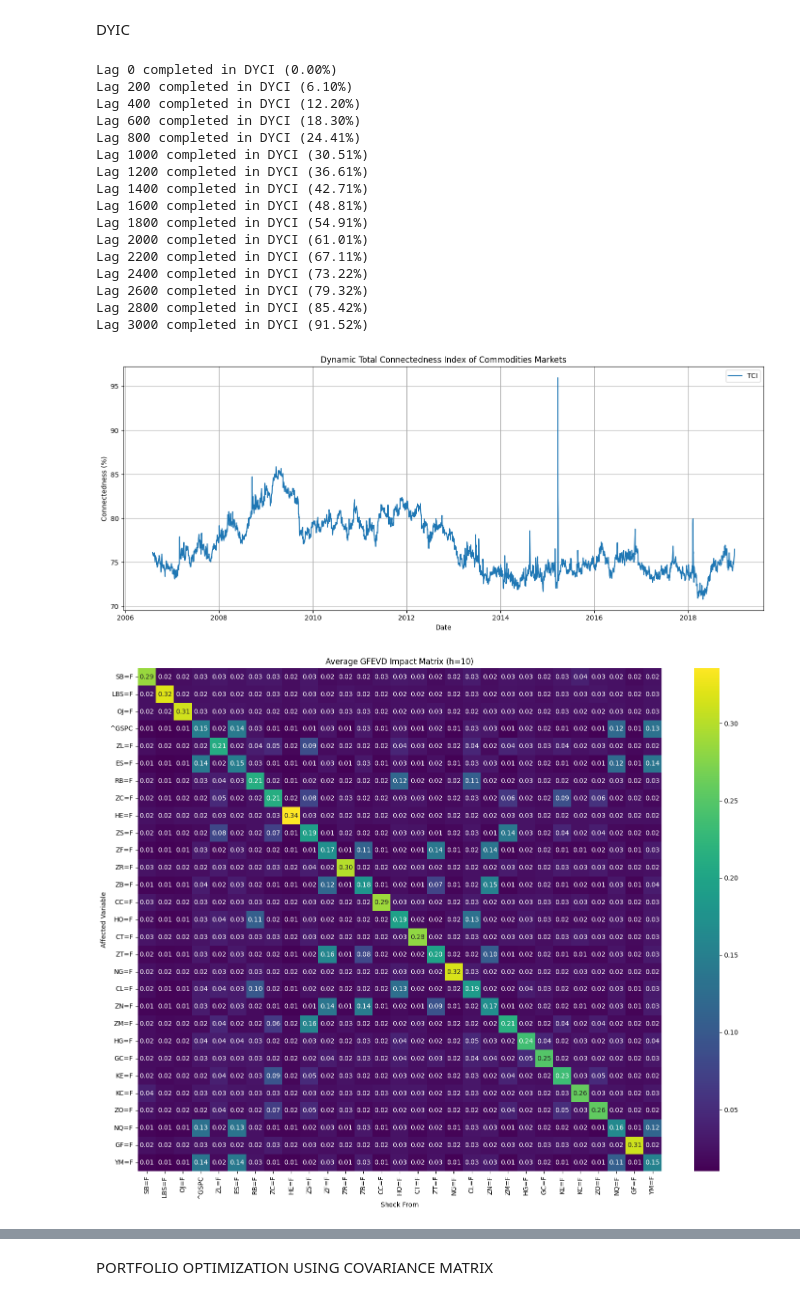
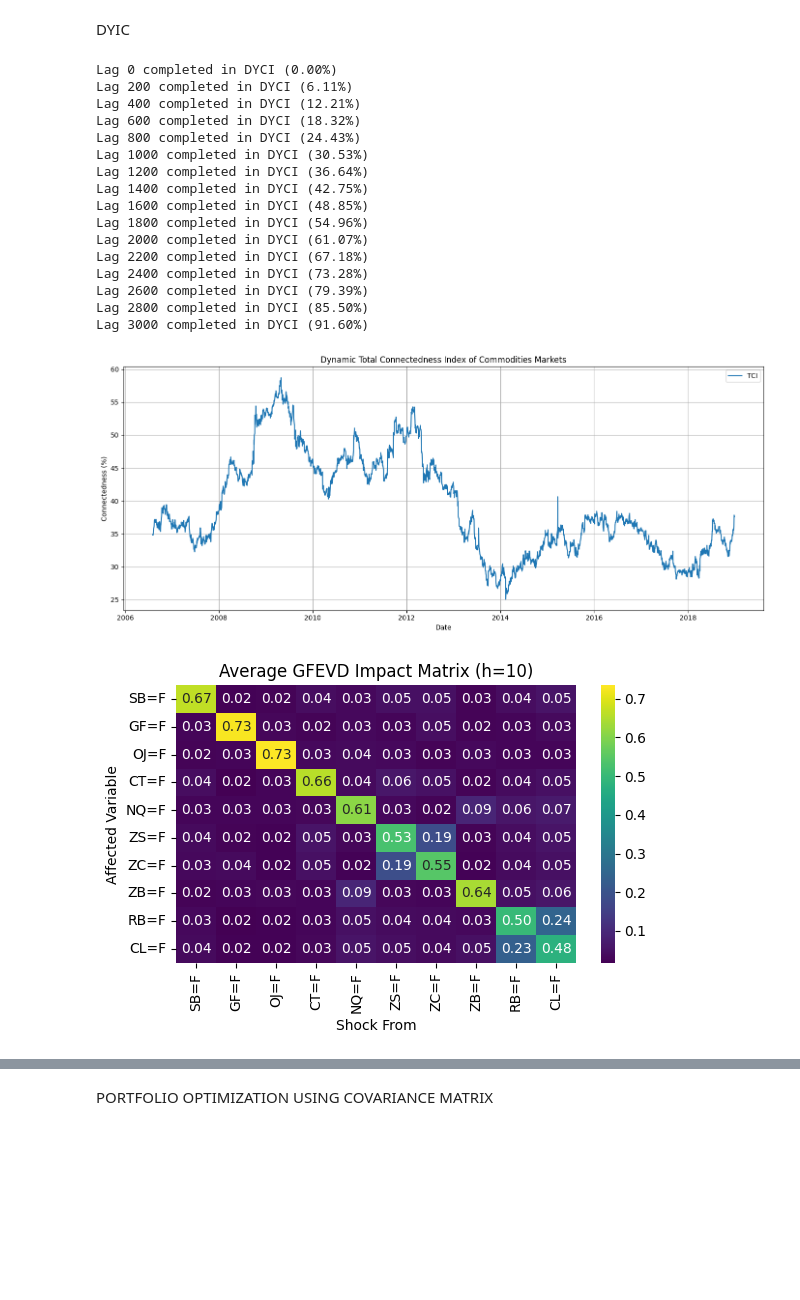
Before and after one commit to Etienne-larchet/ConnectednessPortfolio, a Jupyter notebook: code.ipynb, the cells around one changed output, grey strips where cells are left out. Drawn from its saved outputs; the diff is of its cells as text; code cells hidden in the pictures; blank space fills up the shorter version.

Commit message:
fixing minor issue and adding DYCI crisis-focused ptf

```diff
--- a/code.ipynb
+++ b/code.ipynb
@@ -20,7 +20,8 @@ def plot_histo(df: pd.DataFrame | pd.Series, title: str, ylabel: str, xlabel: st
     plt.show()
 
 def plot_heatmap(df: pd.DataFrame, title: str, ylabel: str, xlabel: str):
-    plt.figure(figsize=(15, 12))
+    size = int(len(df) * 2/3)
+    plt.figure(figsize=(size, size-2))
     sns.heatmap(
         df,
         annot=True,
@@ -41,7 +45,8 @@ import yfinance as yf
 # %%
 # Download params
-START_DATE = "2006-01-01"
-END_DATE = "2018-12-31"
+START_DATE_OBS = "2006-01-01"
+END_DATE_OBS = "2018-12-31"
+END_DATE_BACKTESTING = "2024-12-31"
 TICKERS = [
     "ZT=F",
     "ZS=F",
@@ -81,3 +86,8 @@ TICKERS = [
     # "BZ=F", # No data available in 2006
     # "B0=F", # not found
 ] # List of all commodities availables on YahooFinance the 04/06/2025
+
+# Download financial data
+NB_TICKERS = 10
+tickers = random.sample(TICKERS, NB_TICKERS)
+df = yf.download(tickers, start=START_DATE_OBS, end=END_DATE_BACKTESTING, group_by="tickers", auto_adjust=True)
@@ -84,3 +95,0 @@ TICKERS = [
-# %%
-# Download financial data
-df = yf.download(TICKERS, start=START_DATE, end=END_DATE, group_by="tickers", auto_adjust=True)
@@ -234,30 +241,34 @@ MAX_LAG = 3
 warnings.filterwarnings("ignore", category=ValueWarning)
 
 returns = np.log(close / close.shift()).dropna()
-tci_series, gfevd_matrices = get_dyci(returns, ROLLING_WINDOW, FORECAST_HORIZON, MAX_LAG)
+
+close_obs = close.loc[:END_DATE_OBS]
+returns_obs = returns.loc[:END_DATE_OBS]
+
+tci_series, gfevd_matrices = get_dyci(returns_obs, ROLLING_WINDOW, FORECAST_HORIZON, MAX_LAG)
 # %% [output]
 Lag 0 completed in DYCI (0.00%)
-Lag 200 completed in DYCI (6.10%)
-Lag 400 completed in DYCI (12.20%)
-Lag 600 completed in DYCI (18.30%)
-Lag 800 completed in DYCI (24.41%)
-Lag 1000 completed in DYCI (30.51%)
-Lag 1200 completed in DYCI (36.61%)
-Lag 1400 completed in DYCI (42.71%)
-Lag 1600 completed in DYCI (48.81%)
-Lag 1800 completed in DYCI (54.91%)
-Lag 2000 completed in DYCI (61.01%)
-Lag 2200 completed in DYCI (67.11%)
-Lag 2400 completed in DYCI (73.22%)
-Lag 2600 completed in DYCI (79.32%)
-Lag 2800 completed in DYCI (85.42%)
-Lag 3000 completed in DYCI (91.52%)
+Lag 200 completed in DYCI (6.11%)
+Lag 400 completed in DYCI (12.21%)
+Lag 600 completed in DYCI (18.32%)
+Lag 800 completed in DYCI (24.43%)
+Lag 1000 completed in DYCI (30.53%)
+Lag 1200 completed in DYCI (36.64%)
+Lag 1400 completed in DYCI (42.75%)
+Lag 1600 completed in DYCI (48.85%)
+Lag 1800 completed in DYCI (54.96%)
+Lag 2000 completed in DYCI (61.07%)
+Lag 2200 completed in DYCI (67.18%)
+Lag 2400 completed in DYCI (73.28%)
+Lag 2600 completed in DYCI (79.39%)
+Lag 2800 completed in DYCI (85.50%)
+Lag 3000 completed in DYCI (91.60%)
 # %%
-avg_gfevd = pd.DataFrame(np.mean(gfevd_matrices, axis=0), index=close.columns, columns=close.columns)
+gfevd_avg = pd.DataFrame(np.mean(gfevd_matrices, axis=0), index=close_obs.columns, columns=close_obs.columns)
 
 plot_histo(tci_series, title='Dynamic Total Connectedness Index of Commodities Markets', ylabel='Connectedness (%)')
-plot_heatmap(avg_gfevd, title=f"Average GFEVD Impact Matrix (h={FORECAST_HORIZON})", ylabel="Affected Variable", xlabel="Shock From")
+plot_heatmap(gfevd_avg, title=f"Average GFEVD Impact Matrix (h={FORECAST_HORIZON})", ylabel="Affected Variable", xlabel="Shock From")
 # %% [output]
-[figure, old version]
+[figure, new version]
-[figure, old version]
+[figure, new version]
 # %% [markdown]
```
Also changed, not shown: parts of 20 cells of this notebook, 1 other file.
